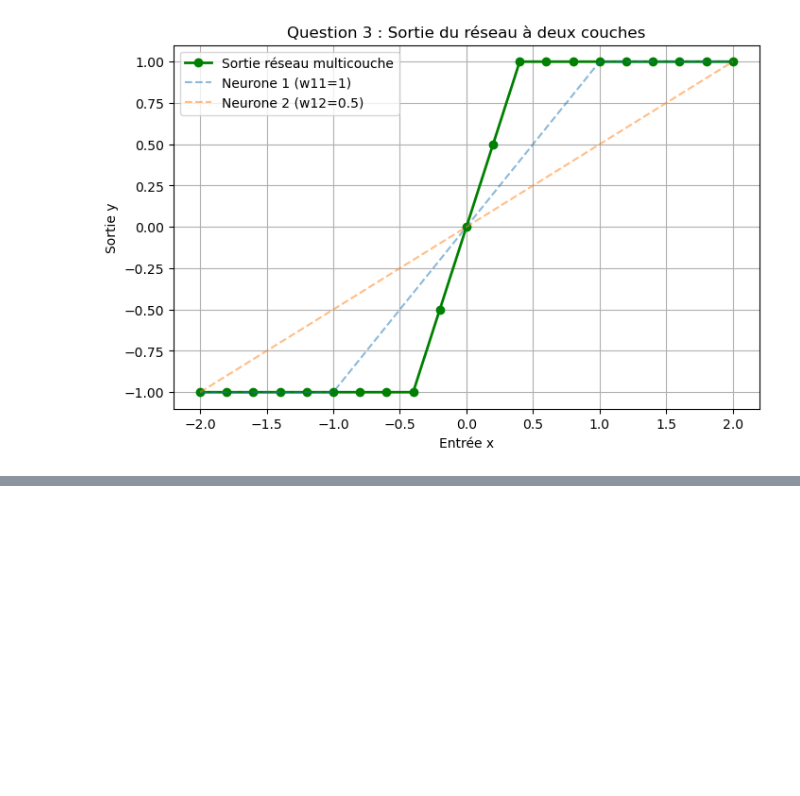
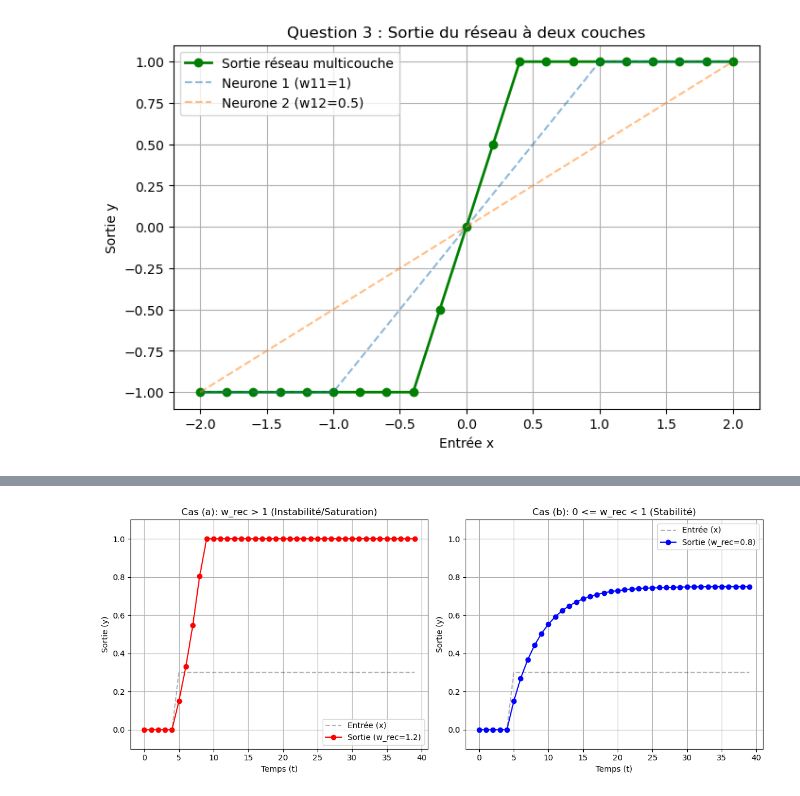
Before and after one commit to JustinF02/Smart-robotics, a Jupyter notebook: TP6 - reseaux de neurones artificiels/TP6_Exercices.ipynb, the cells around one changed output, grey strips where cells are left out. Cells and saved outputs as stored; diff of their text form; code cells hidden in the pictures; blank space fills up the shorter version.

Commit message:
ajout réseau récurrent notebook

```diff
--- a/TP6 - reseaux de neurones artificiels/TP6_Exercices.ipynb
+++ b/TP6 - reseaux de neurones artificiels/TP6_Exercices.ipynb
@@ -118,0 +128,72 @@ Les réseaux  multicouches sont donc plus puissants car ils permettent de combin
+# %%
+def saturation01(x):
+    """Fonction de saturation entre 0 et 1"""
+    return np.clip(x, 0.0, 1.0)
+
+def simulate_recurrent_node(weight_recurrent, steps=30, input_val=0.2):
+    """
+    Simule un neurone avec connexion récurrente.
+    y(t) = saturation( w_in * x(t) + w_rec * y(t-1) )
+    """
+    y_history = []
+    y_prev = 0.0
+
+    # Simulation d'une entrée échelon qui commence à t=5
+    w_in = 0.5 # Poids d'entrée arbitraire pour l'exemple
+
+    inputs = np.zeros(steps)
+    inputs[5:] = input_val # Entrée constante à partir de t=5
+
+    for t in range(steps):
+        # Calcul de l'activation
+        # Entrée externe + Rétroaction de l'état précédent
+        u = (inputs[t] * w_in) + (y_prev * weight_recurrent)
+
+        y = saturation01(u)
+
+        y_history.append(y)
+        y_prev = y
+
+    return inputs, y_history
+
+# Paramètres de simulation
+steps = 40
+input_val = 0.3 # Une excitation modérée
+
+# Cas (a): Poids récurrent > 1 (ex: 1.2)
+w_rec_high = 1.2
+inp, out_high = simulate_recurrent_node(w_rec_high, steps=steps, input_val=input_val)
+
+# Cas (b): Poids récurrent dans [0, 1) (ex: 0.8)
+w_rec_low = 0.8
+_, out_low = simulate_recurrent_node(w_rec_low, steps=steps, input_val=input_val)
+
+# Affichage des résultats
+plt.figure(figsize=(12, 5))
+
+# Graphique Cas (a)
+plt.subplot(1, 2, 1)
+plt.plot(inp, 'k--', label='Entrée (x)', alpha=0.3)
+plt.plot(out_high, 'r-o', label=f'Sortie (w_rec={w_rec_high})')
+plt.title(f'Cas (a): w_rec > 1 (Instabilité/Saturation)')
+plt.xlabel('Temps (t)')
+plt.ylabel('Sortie (y)')
+plt.ylim(-0.1, 1.1)
+plt.grid(True)
+plt.legend()
+
+# Graphique Cas (b)
+plt.subplot(1, 2, 2)
+plt.plot(inp, 'k--', label='Entrée (x)', alpha=0.3)
+plt.plot(out_low, 'b-o', label=f'Sortie (w_rec={w_rec_low})')
+plt.title(f'Cas (b): 0 <= w_rec < 1 (Stabilité)')
+plt.xlabel('Temps (t)')
+plt.ylabel('Sortie (y)')
+plt.ylim(-0.1, 1.1)
+plt.grid(True)
+plt.legend()
+
+plt.tight_layout()
+plt.show()
+# %% [output]
+[figure, added]
```
Also changed, not shown: parts of 2 cells of this notebook.
